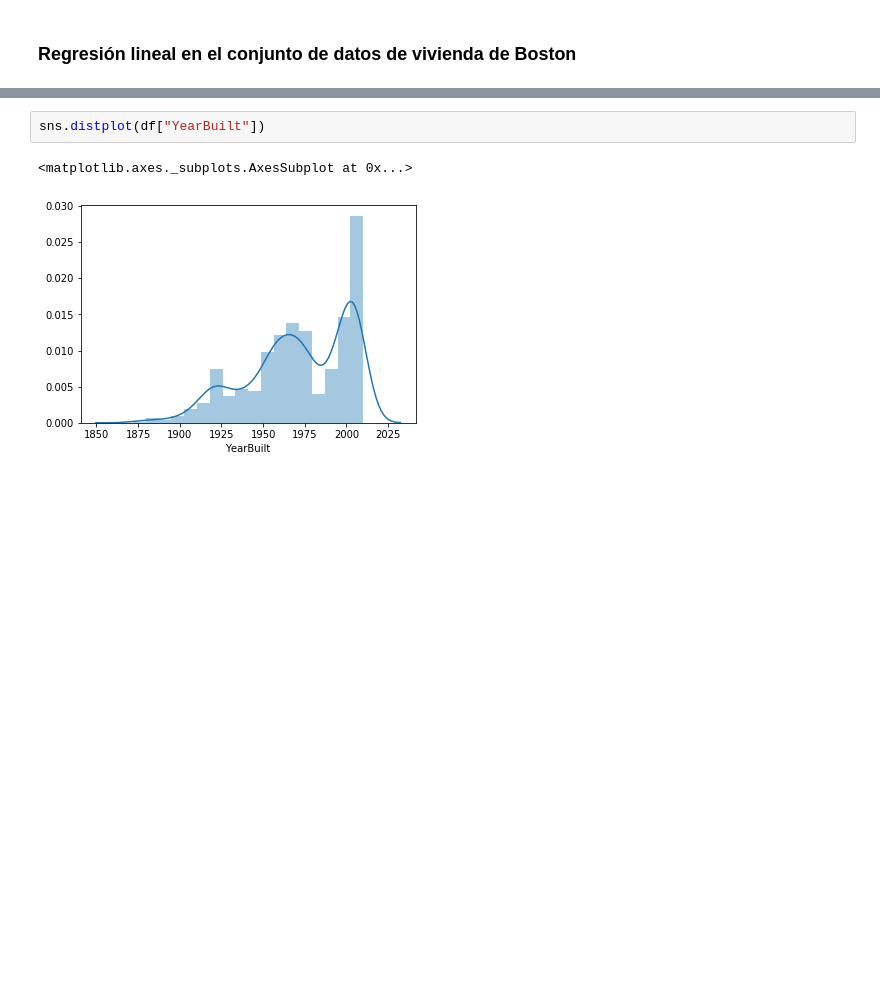
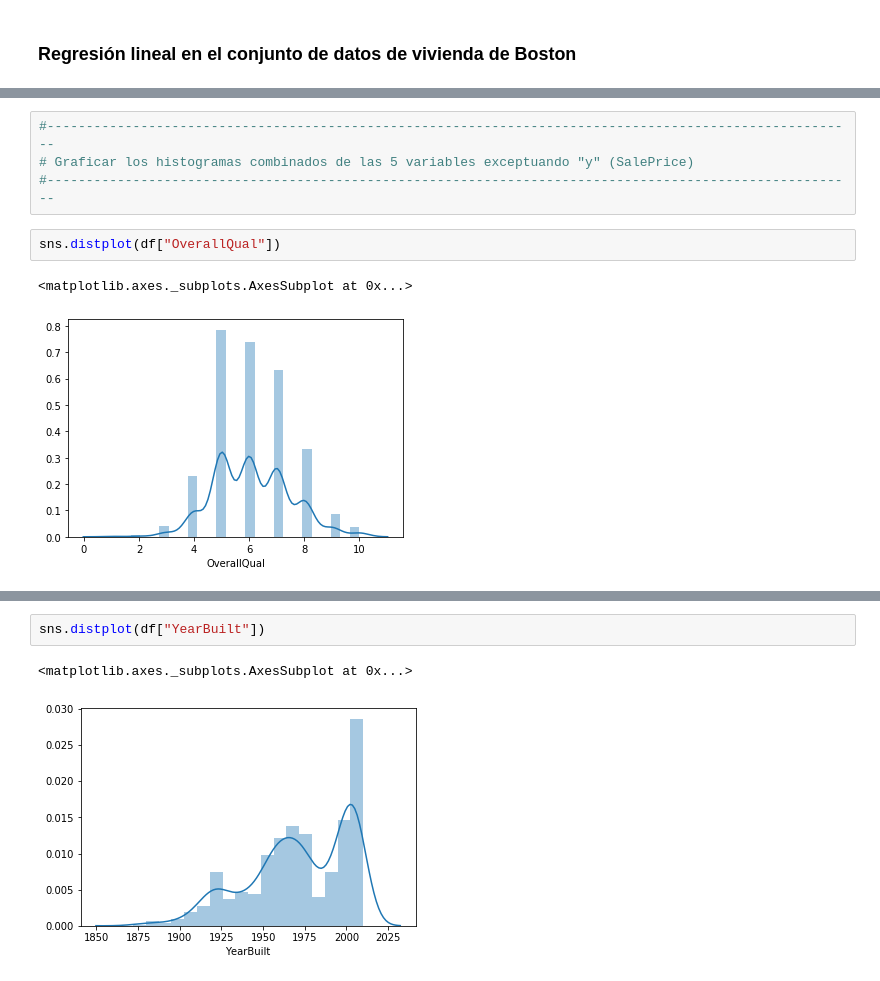
Before and after one commit to ErickSiguenza/Proyecto_Regresion, a Jupyter notebook: Proyecto_Código_v2.ipynb, the cells around one changed output, grey strips where cells are left out. Saved outputs shown, nothing was run; the diff lists cells and outputs as text; blank space fills up the shorter version.

```diff
--- a/Proyecto_Código_v2.ipynb
+++ b/Proyecto_Código_v2.ipynb
@@ -93,0 +102,9 @@ array([[<matplotlib.axes._subplots.AxesSubplot object at 0x...>,
+# %%
+#--------------------------------------------------------------------------------------------------------
+# Graficar los histogramas combinados de las 5 variables exceptuando "y" (SalePrice)
+#--------------------------------------------------------------------------------------------------------
+# %%
+sns.distplot(df["OverallQual"])
+# %% [output]
+<matplotlib.axes._subplots.AxesSubplot at 0x...>
+[figure, added]
```
Also changed, not shown: parts of 66 cells of this notebook.
